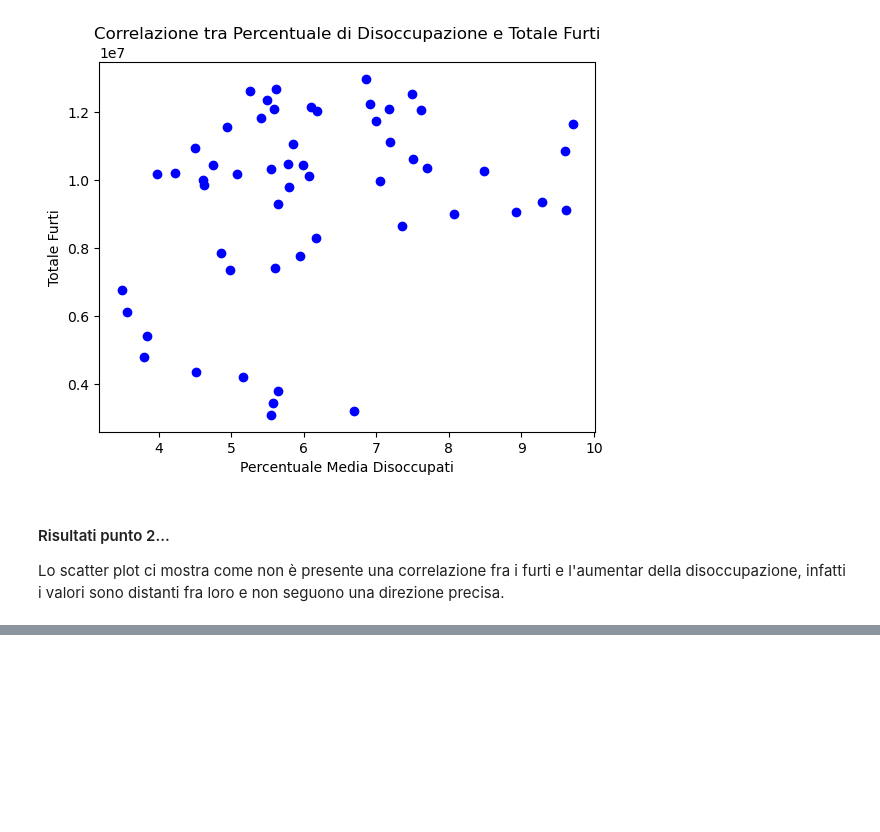
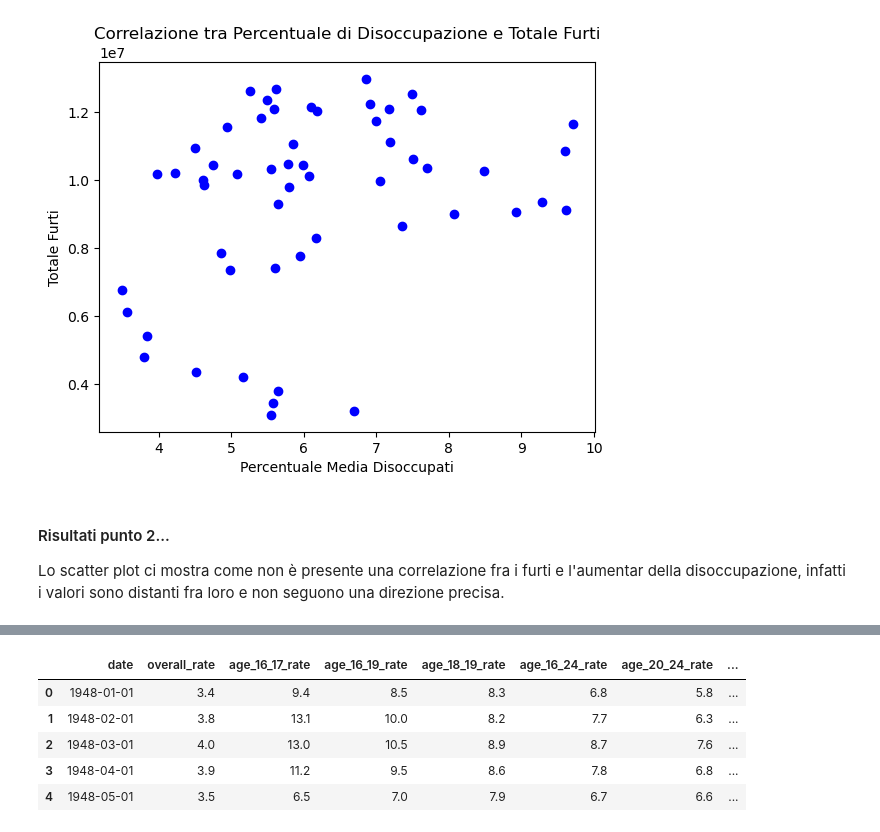
Before and after one commit to MatteoCalvanico/DataAnalytics-Project, a Jupyter notebook: Progetto.ipynb, the cells around one changed output, grey strips where cells are left out. Cells and saved outputs as stored; diff of their text form; code cells hidden in the pictures; blank space fills up the shorter version.

```diff
--- a/Progetto.ipynb
+++ b/Progetto.ipynb
@@ -347,0 +273,9 @@ Risulta evidente che negli anni il trend di disocupazione giovanile sia maggiore
+# %%
+df_employment.head()
+# %% [output]
+|  | date | overall_rate | age_16_17_rate | age_16_19_rate | age_18_19_rate | age_16_24_rate | age_20_24_rate | ... |
+| 0 | 1948-01-01 | 3.4 | 9.4 | 8.5 | 8.3 | 6.8 | 5.8 | ... |
+| 1 | 1948-02-01 | 3.8 | 13.1 | 10.0 | 8.2 | 7.7 | 6.3 | ... |
+| 2 | 1948-03-01 | 4.0 | 13.0 | 10.5 | 8.9 | 8.7 | 7.6 | ... |
+| 3 | 1948-04-01 | 3.9 | 11.2 | 9.5 | 8.6 | 7.8 | 6.8 | ... |
+| 4 | 1948-05-01 | 3.5 | 6.5 | 7.0 | 7.9 | 6.7 | 6.6 | ... |
```
Also changed, not shown: parts of 40 cells of this notebook.
